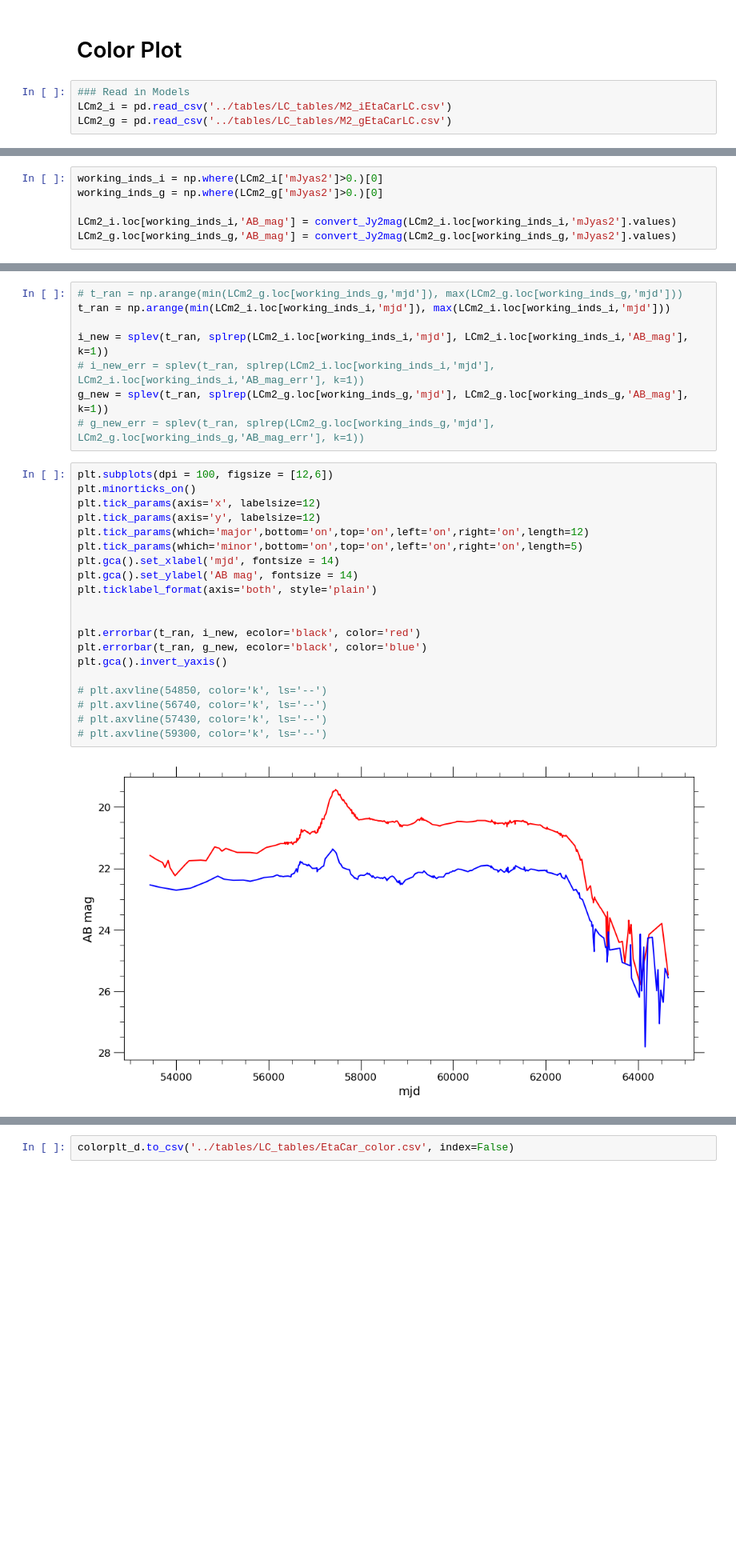
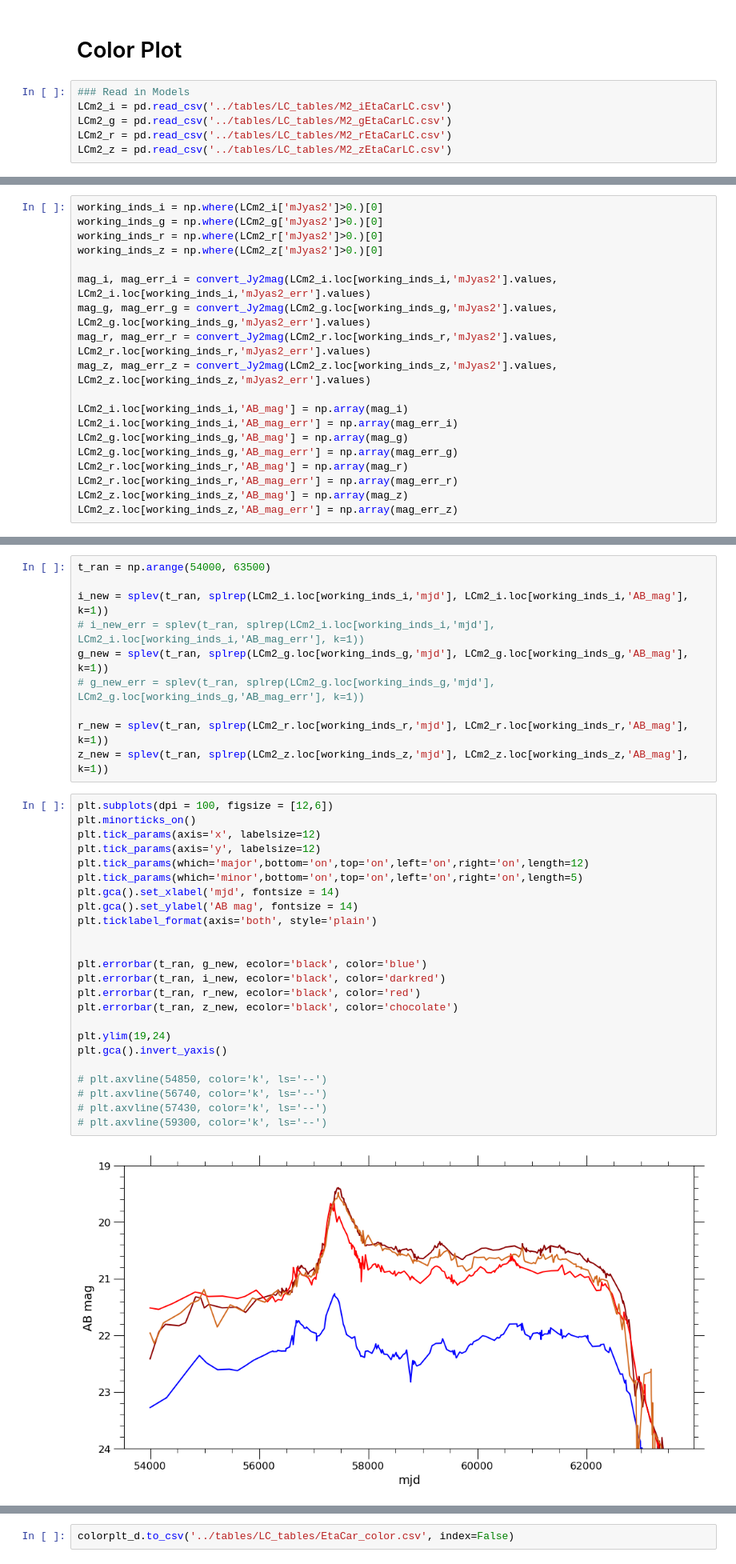
Before and after one commit to xiaolng/EtaCarEchoes, a Jupyter notebook: ColorPlot_EtaCarLEs.ipynb, the cells around one changed output, grey strips where cells are left out. Shown at 80% size. Saved outputs shown, nothing was run; the diff lists cells and outputs as text; blank space fills up the shorter version.

```diff
--- a/ColorPlot_EtaCarLEs.ipynb
+++ b/ColorPlot_EtaCarLEs.ipynb
@@ -8,4 +8,6 @@ from LC_utility import *
 ### Read in Models
 LCm2_i = pd.read_csv('../tables/LC_tables/M2_iEtaCarLC.csv')
 LCm2_g = pd.read_csv('../tables/LC_tables/M2_gEtaCarLC.csv')
+LCm2_r = pd.read_csv('../tables/LC_tables/M2_rEtaCarLC.csv')
+LCm2_z = pd.read_csv('../tables/LC_tables/M2_zEtaCarLC.csv')
 # %%
@@ -20,6 +77,19 @@ plt.axvline(x=62900)
 # %%
 working_inds_i = np.where(LCm2_i['mJyas2']>0.)[0]
 working_inds_g = np.where(LCm2_g['mJyas2']>0.)[0]
+working_inds_r = np.where(LCm2_r['mJyas2']>0.)[0]
+working_inds_z = np.where(LCm2_z['mJyas2']>0.)[0]
 
-LCm2_i.loc[working_inds_i,'AB_mag'] = convert_Jy2mag(LCm2_i.loc[working_inds_i,'mJyas2'].values)
-LCm2_g.loc[working_inds_g,'AB_mag'] = convert_Jy2mag(LCm2_g.loc[working_inds_g,'mJyas2'].values)
+mag_i, mag_err_i = convert_Jy2mag(LCm2_i.loc[working_inds_i,'mJyas2'].values, LCm2_i.loc[working_inds_i,'mJyas2_err'].values)
+mag_g, mag_err_g = convert_Jy2mag(LCm2_g.loc[working_inds_g,'mJyas2'].values, LCm2_g.loc[working_inds_g,'mJyas2_err'].values)
+mag_r, mag_err_r = convert_Jy2mag(LCm2_r.loc[working_inds_r,'mJyas2'].values, LCm2_r.loc[working_inds_r,'mJyas2_err'].values)
+mag_z, mag_err_z = convert_Jy2mag(LCm2_z.loc[working_inds_z,'mJyas2'].values, LCm2_z.loc[working_inds_z,'mJyas2_err'].values)
+
+LCm2_i.loc[working_inds_i,'AB_mag'] = np.array(mag_i)
+LCm2_i.loc[working_inds_i,'AB_mag_err'] = np.array(mag_err_i)
+LCm2_g.loc[working_inds_g,'AB_mag'] = np.array(mag_g)
+LCm2_g.loc[working_inds_g,'AB_mag_err'] = np.array(mag_err_g)
+LCm2_r.loc[working_inds_r,'AB_mag'] = np.array(mag_r)
+LCm2_r.loc[working_inds_r,'AB_mag_err'] = np.array(mag_err_r)
+LCm2_z.loc[working_inds_z,'AB_mag'] = np.array(mag_z)
+LCm2_z.loc[working_inds_z,'AB_mag_err'] = np.array(mag_err_z)
@@ -37,30 +187,36 @@ plt.gca().invert_yaxis()
 # %%
-# t_ran = np.arange(min(LCm2_g.loc[working_inds_g,'mjd']), max(LCm2_g.loc[working_inds_g,'mjd']))
-t_ran = np.arange(min(LCm2_i.loc[working_inds_i,'mjd']), max(LCm2_i.loc[working_inds_i,'mjd']))
+t_ran = np.arange(54000, 63500)
 
 i_new = splev(t_ran, splrep(LCm2_i.loc[working_inds_i,'mjd'], LCm2_i.loc[working_inds_i,'AB_mag'], k=1))
 # i_new_err = splev(t_ran, splrep(LCm2_i.loc[working_inds_i,'mjd'], LCm2_i.loc[working_inds_i,'AB_mag_err'], k=1))
 g_new = splev(t_ran, splrep(LCm2_g.loc[working_inds_g,'mjd'], LCm2_g.loc[working_inds_g,'AB_mag'], k=1))
 # g_new_err = splev(t_ran, splrep(LCm2_g.loc[working_inds_g,'mjd'], LCm2_g.loc[working_inds_g,'AB_mag_err'], k=1))
+
+r_new = splev(t_ran, splrep(LCm2_r.loc[working_inds_r,'mjd'], LCm2_r.loc[working_inds_r,'AB_mag'], k=1))
+z_new = splev(t_ran, splrep(LCm2_z.loc[working_inds_z,'mjd'], LCm2_z.loc[working_inds_z,'AB_mag'], k=1))
 # %%
 plt.subplots(dpi = 100, figsize = [12,6])
 plt.minorticks_on()
 plt.tick_params(axis='x', labelsize=12)
 plt.tick_params(axis='y', labelsize=12)
 plt.tick_params(which='major',bottom='on',top='on',left='on',right='on',length=12)
 plt.tick_params(which='minor',bottom='on',top='on',left='on',right='on',length=5)
 plt.gca().set_xlabel('mjd', fontsize = 14)
 plt.gca().set_ylabel('AB mag', fontsize = 14)
 plt.ticklabel_format(axis='both', style='plain')
 
 
-plt.errorbar(t_ran, i_new, ecolor='black', color='red')
 plt.errorbar(t_ran, g_new, ecolor='black', color='blue')
+plt.errorbar(t_ran, i_new, ecolor='black', color='darkred')
+plt.errorbar(t_ran, r_new, ecolor='black', color='red')
+plt.errorbar(t_ran, z_new, ecolor='black', color='chocolate')
+
+plt.ylim(19,24)
 plt.gca().invert_yaxis()
 
 # plt.axvline(54850, color='k', ls='--')
 # plt.axvline(56740, color='k', ls='--')
 # plt.axvline(57430, color='k', ls='--')
 # plt.axvline(59300, color='k', ls='--')
 # %% [output]
-[figure, old version]
+[figure, new version]
```
Also changed, not shown: parts of 16 cells of this notebook.
